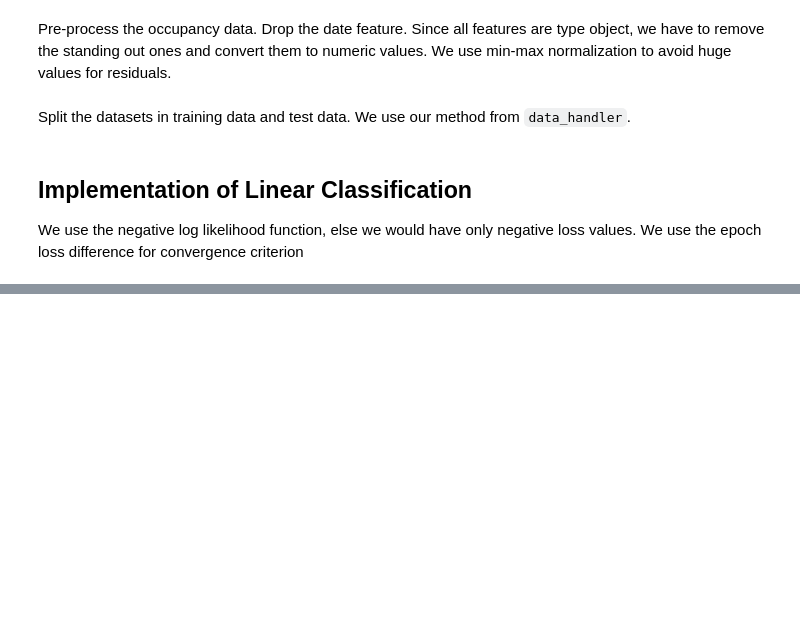
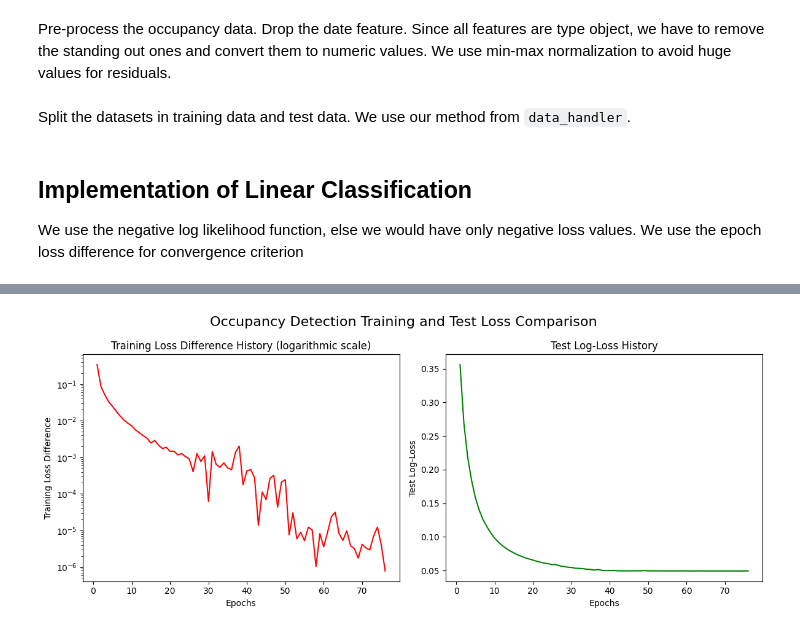
Before and after one commit to moOritzl/bachelorpraktikum-applied-machine-learning, a Jupyter notebook: Week_04/Linear_Classification_AdaGrad.ipynb, the cells around one changed output, grey strips where cells are left out. Saved outputs shown, nothing was run; the diff lists cells and outputs as text; code cells hidden in the pictures; blank space fills up the shorter version.

```diff
--- a/Week_04/Linear_Classification_AdaGrad.ipynb
+++ b/Week_04/Linear_Classification_AdaGrad.ipynb
@@ -155,0 +176,21 @@ plt.close()
+# %%
+fig, axes = plt.subplots(1, 2, figsize=(12, 5))
+
+axes[0].plot(range(1, len(occupancy_eld) + 1), occupancy_eld, color="red")
+axes[0].set_xlabel('Epochs')
+axes[0].set_ylabel('Training Loss Difference')
+axes[0].set_yscale('log')
+axes[0].set_title('Training Loss Difference History (logarithmic scale)')
+
+axes[1].plot(range(1, len(occupancy_tlh) + 1), occupancy_tlh, color="green")
+axes[1].set_xlabel('Epochs')
+axes[1].set_ylabel('Test Log-Loss')
+axes[1].set_title('Test Log-Loss History')
+
+fig.suptitle('Occupancy Detection Training and Test Loss Comparison', fontsize=16)
+
+plt.tight_layout()
+plt.show()
+plt.close()
+# %% [output]
+[figure, added]
```
Also changed, not shown: parts of 17 cells of this notebook.
